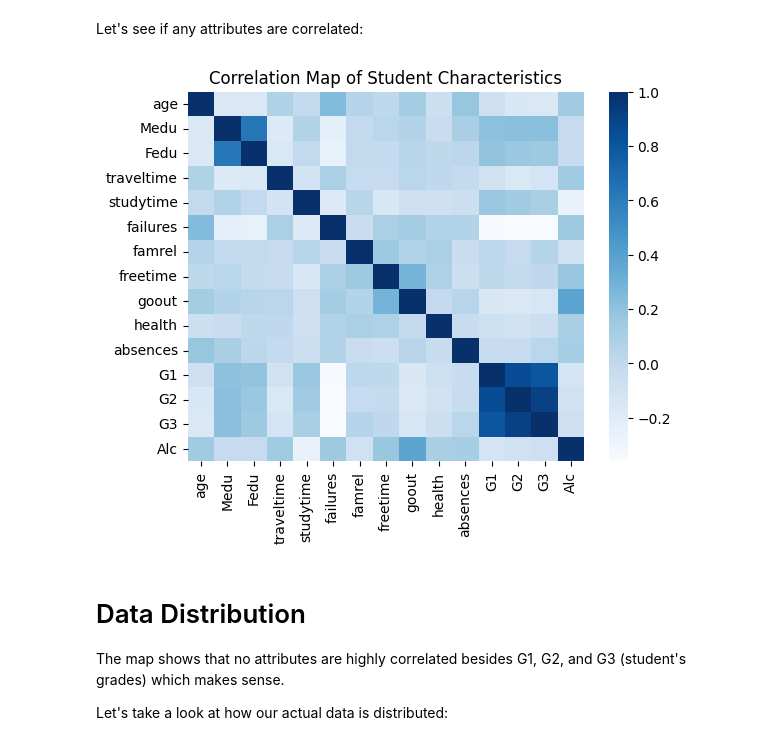
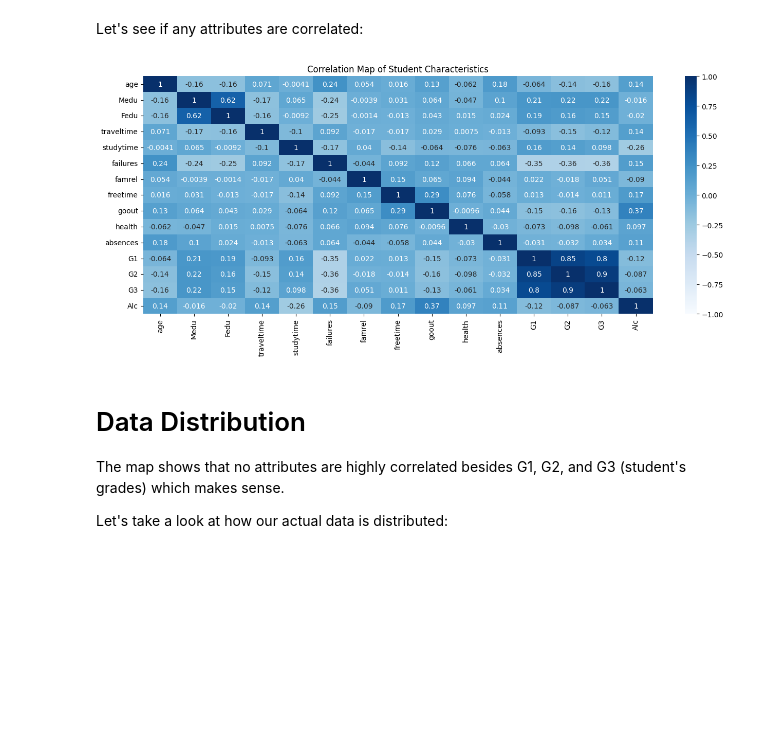
Before and after one commit to aaluzzi/cs2520_project, a Jupyter notebook: data_analysis_alcohol.ipynb, the cells around one changed output. Cells and saved outputs as stored; diff of their text form; code cells hidden in the pictures; blank space fills up the shorter version.

```diff
--- a/data_analysis_alcohol.ipynb
+++ b/data_analysis_alcohol.ipynb
@@ -39,12 +43,17 @@ df.drop('Dalc', axis=1, inplace=True)
 df.drop('Walc', axis=1, inplace=True)
 # %% [markdown]
 Let's see if any attributes are correlated:
-# %%
-dataplot = sns.heatmap(df.corr(method='pearson',numeric_only = True),cmap = "Blues")
-dataplot.set_title("Correlation Map of Student Characteristics")
-plt.show()
-# %% [output]
-[figure, removed]
+# %%
+#Increase the size of the figure
+plt.figure(figsize = (16,6))
+#Plot the heat map with seaborn. Pearson method is used, includes only numeric data, goes from -1 to 1 in correlation, and notes the values
+dataplot = sns.heatmap(df.corr(method='pearson',numeric_only = True),cmap = "Blues", vmin = -1, vmax = 1, annot=True)
+#Setting the tile of the chart
+dataplot.set_title("Correlation Map of Student Characteristics")
+#Shows the result
+plt.show()
+# %% [output]
+[figure, added]
 # %% [markdown]
 # Data Distribution
 
```
Also changed, not shown: parts of 18 cells of this notebook.
